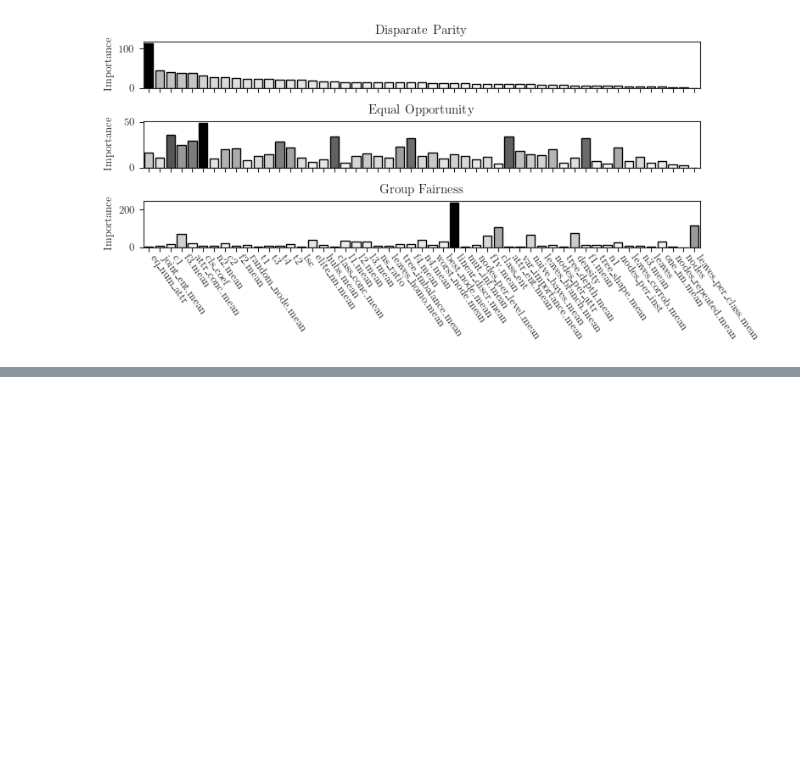
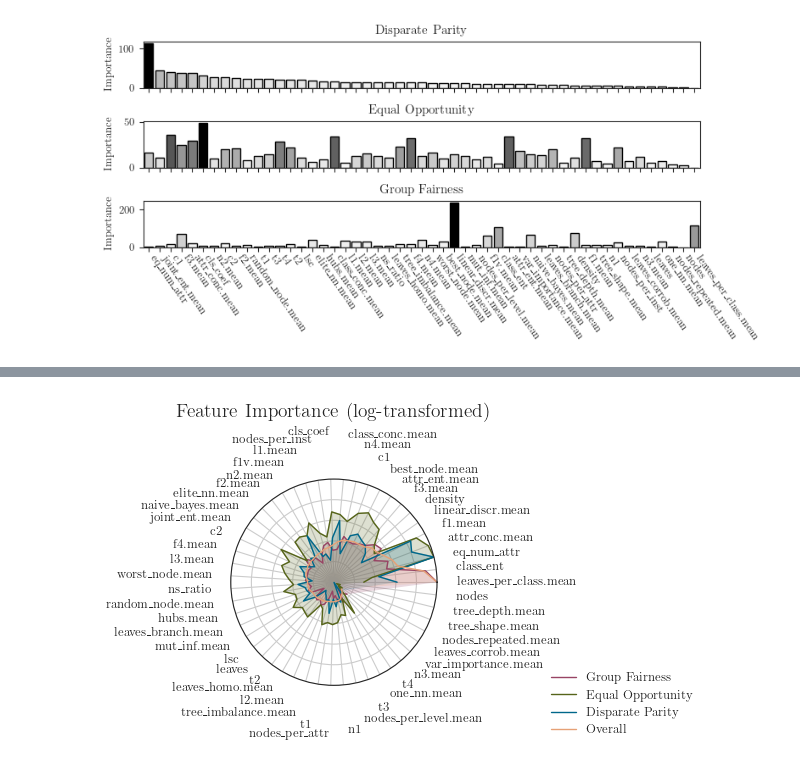
Before and after one commit to Hydracerynitis/Assessing-Risk-of-Bias-in-Datasets, a Jupyter notebook: Q4_config_settings.ipynb, the cells around one changed output, grey strips where cells are left out. Drawn from its saved outputs; the diff is of its cells as text; code cells hidden in the pictures; blank space fills up the shorter version.

Commit message:
CLUS feature importance

```diff
--- a/Q4_config_settings.ipynb
+++ b/Q4_config_settings.ipynb
@@ -36,6 +39,11 @@ target_names = ['Disparate Parity', 'Equal Opportunity', 'Group Fairness']
 target_names_w = [textwrap.fill(name, width=10, break_long_words=False) for name in target_names]
 target_names_dict = dict(zip(targets, target_names))
 target_names_dict_w = dict(zip(targets, target_names_w))
+# %%
+sns.set_style("ticks")
+plt.rcParams.update({"text.usetex": True, "font.family": "serif", "font.size": 9})
+sns.set_style(rc={"font.size": 8})
+COLORS = ['#cdcdcd', '#00678a', '#984464', '#5eccab', '#56641a', '#e6a176', '#c0affb']
 # %%
 df=pd.read_csv("artifact/metadataset.csv")
 df=df.drop(config_key,axis=1)
@@ -947,0 +956,9 @@ plt.show()
+# %%
+# train CLUS on the entire dataset
+Y_true, Y_pred, importances = clus_util.run_clus(X, Y, [0], seed=42,
+                                                 n_trees=3, tempdir="test", appendix='_all', debugmode=False)
+importances.index =  X.columns
+
+# Sort features based on overall importance
+sorted_indices = np.argsort(importances['overAll'])[::-1]
+sorted_features = X.columns[sorted_indices]
@@ -947,0 +985,53 @@ plt.show()
+# %%
+# Sort features based on overall importance
+sorted_indices = np.argsort(importances['overAll'])[::-1]
+sorted_features = X.columns[sorted_indices]
+feature_importance_df = importances.loc[sorted_features]
+# %%
+# Compute angles for radar chart (one per feature)
+num_vars = len(sorted_features)
+angles = np.linspace(0, 2 * np.pi, num_vars, endpoint=False).tolist()
+angles += angles[:1]  # Close the radar chart loop
+
+# Initialize radar plot
+fig, ax = plt.subplots(figsize=(6.8, 6), subplot_kw=dict(polar=True))
+# colors = plt.cm.viridis(np.linspace(0, 1, len(bias_score_key)))
+colors = [COLORS[i] for i in [2, 4, 1, 5, 3, 6]]
+
+# Plot each bs separately, scaled to its own max
+for i, bs in enumerate(feature_importance_df.columns[::-1]):
+    values = np.log(feature_importance_df[bs].values)
+    # values = feature_importance_df[bs].values
+    max_val = values.max()  # Unique max per bs
+    scaled_values = values / max_val  # Normalize to [0, 1] within bs
+    scaled_values = np.append(scaled_values, scaled_values[0])
+    l = target_names[int(bs[-1])-1] if i<3 else 'Overall'
+
+    ax.plot(angles, scaled_values, label=l, color=colors[i], linewidth=1)#, linestyle='dashdot')
+    ax.fill(angles, scaled_values, color=colors[i], alpha=0.2)
+
+# Labels
+ax.set_xticks(angles[:-1])
+ax.set_xticklabels(sorted_features)#, rotation=90, ha="center")
+for angle, label in zip(angles[:-1], ax.get_xticklabels()):
+    # label.set_rotation(np.degrees(angle))  # Rotate based on angle
+    label.set_verticalalignment("center")
+    label.set_horizontalalignment("center")
+    if (angle < 0.48*np.pi) or (angle > 1.52*np.pi):  # Right side
+        label.set_horizontalalignment("left")
+    elif (angle > 0.48*np.pi) and (angle < 1.52*np.pi):  # Left side
+        label.set_horizontalalignment("right")
+    if np.isclose(angle, 0.5*np.pi, atol=0.5):
+        label.set_y(label.get_position()[1] - (0.5-np.abs(label.get_position()[0]-(0.5*np.pi)))*0.6)
+    if np.isclose(angle, 1.5*np.pi, atol=0.5):
+        label.set_y(label.get_position()[1] - (0.5-np.abs(label.get_position()[0]-(1.5*np.pi)))*0.6)
+ax.set_yticklabels([])  # Hide radial labels
+ax.set_ylim(0, 1)  # Now 0 to 1 per bs
+ax.set_title("Feature Importance (log-transformed)", fontsize=14, fontweight="bold")
+ax.legend(title="", loc="lower left", bbox_to_anchor=(1.5, -0.3), frameon=False)
+
+plt.tight_layout()
+plt.savefig('Plots/Q4/Feature_importance_splits_CLUS_log_trafo.pdf', bbox_inches='tight')
+plt.show()
+# %% [output]
+[figure, added]
```
Also changed, not shown: parts of 4 cells of this notebook, 4 other files.
